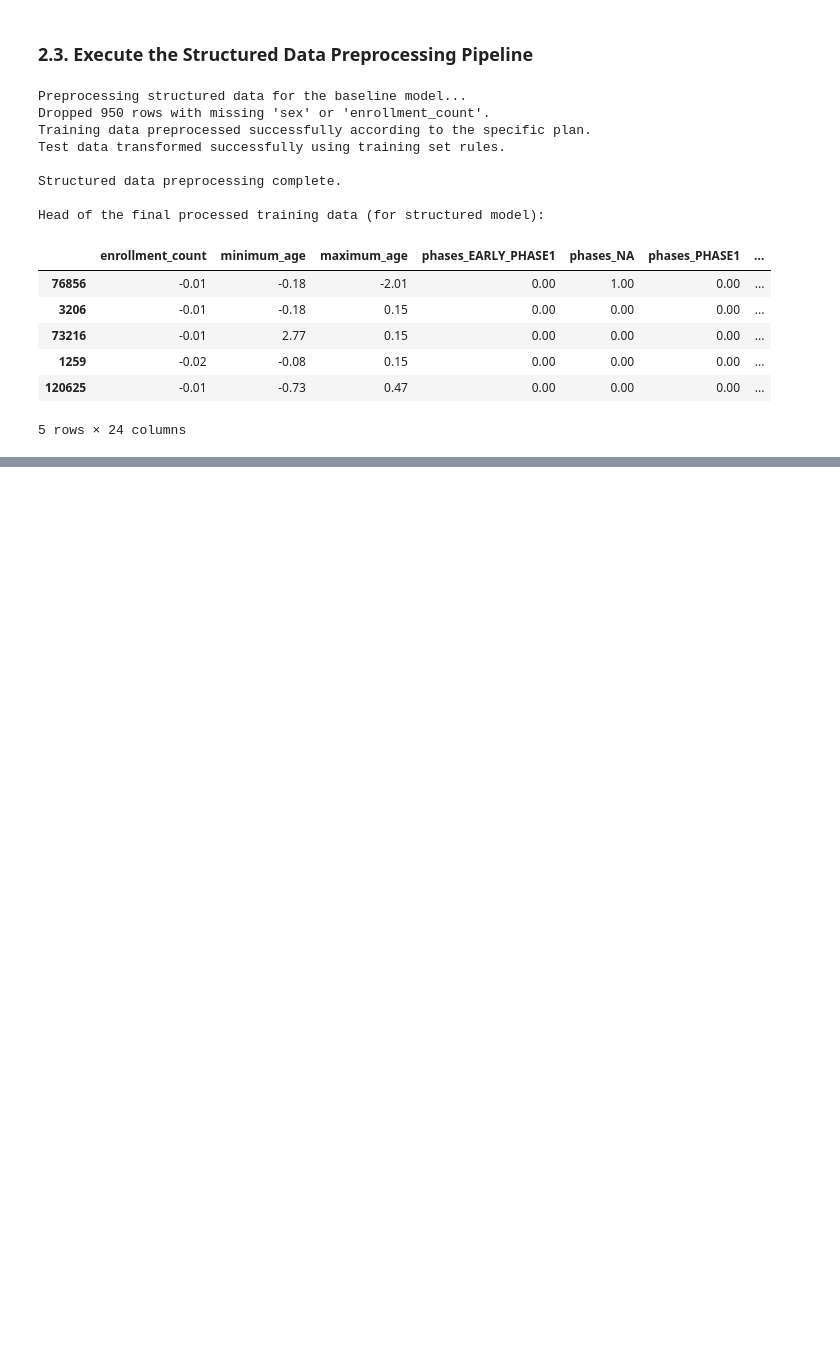
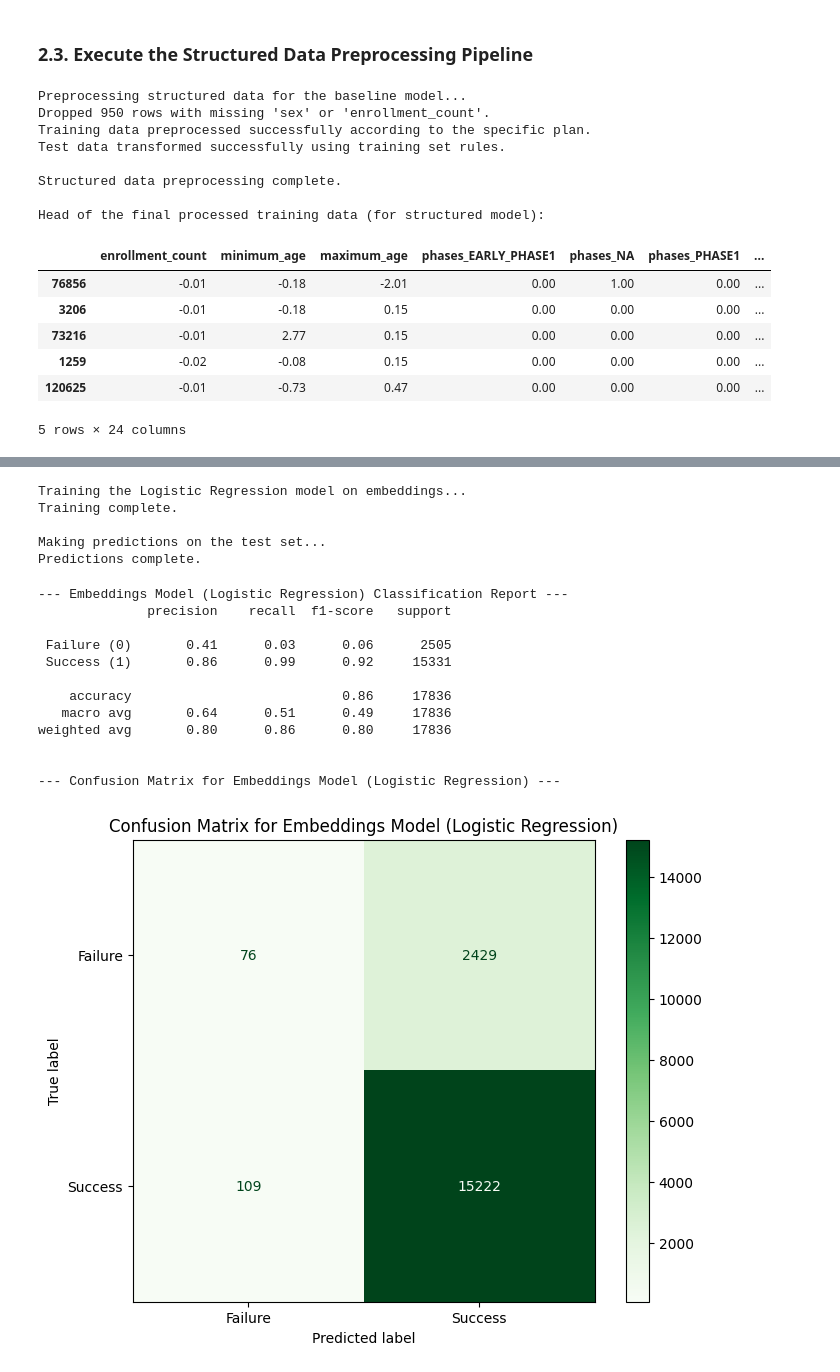
Before and after one commit to au-nlp/project-milestone-p2-group8, a Jupyter notebook: main.ipynb, the cells around one changed output, grey strips where cells are left out. Cells and saved outputs as stored; diff of their text form; code cells hidden in the pictures; blank space fills up the shorter version.

```diff
--- a/main.ipynb
+++ b/main.ipynb
@@ -478,0 +593,59 @@ This structure is clean, tells a compelling story of investigation and discovery
+# %%
+# --- 4.2. Train the Logistic Regression Model ---
+
+# Initialize the classifier
+# max_iter is a hyperparameter. We need it because Logistic regression
+# uses iterative optimization to minimize the loss function.
+# The optimization either stops when convergance is reached or the number
+# of iteration reaches the chosen hyperparameter.
+lr_classifier = LogisticRegression(random_state=42, max_iter=1000, n_jobs=-1)
+
+# Train the model on the embeddings data
+print("Training the Logistic Regression model on embeddings...")
+lr_classifier.fit(X_train_emb_np, y_train_emb)
+print("Training complete.")
+
+# --- Make Predictions on the Test Set ---
+print("\nMaking predictions on the test set...")
+y_pred_emb_lr = lr_classifier.predict(X_test_emb_np)
+print("Predictions complete.")
+# %% [output]
+Training the Logistic Regression model on embeddings...
+Training complete.
+
+Making predictions on the test set...
+Predictions complete.
+# %%
+# --- 4.3. Evaluate the Logistic Regression Model ---
+
+print("\n--- Embeddings Model (Logistic Regression) Classification Report ---")
+report_emb_lr = classification_report(y_test_emb, y_pred_emb_lr, target_names=['Failure (0)', 'Success (1)'])
+print(report_emb_lr)
+
+print("\n--- Confusion Matrix for Embeddings Model (Logistic Regression) ---")
+# Use the style context to ensure the plot is clean
+with plt.style.context('default'):
+    fig, ax = plt.subplots(figsize=(8, 6))
+    ConfusionMatrixDisplay.from_predictions(
+        y_test_emb,
+        y_pred_emb_lr,
+        ax=ax,
+        display_labels=['Failure', 'Success'],
+        cmap='Greens'
+    )
+    plt.title("Confusion Matrix for Embeddings Model (Logistic Regression)")
+    plt.show()
+# %% [output]
+--- Embeddings Model (Logistic Regression) Classification Report ---
+              precision    recall  f1-score   support
+
+ Failure (0)       0.41      0.03      0.06      2505
+ Success (1)       0.86      0.99      0.92     15331
+
+    accuracy                           0.86     17836
+   macro avg       0.64      0.51      0.49     17836
+weighted avg       0.80      0.86      0.80     17836
+
+
+--- Confusion Matrix for Embeddings Model (Logistic Regression) ---
+[figure, added]
```
Also changed, not shown: parts of 34 cells of this notebook, 3 other files.
